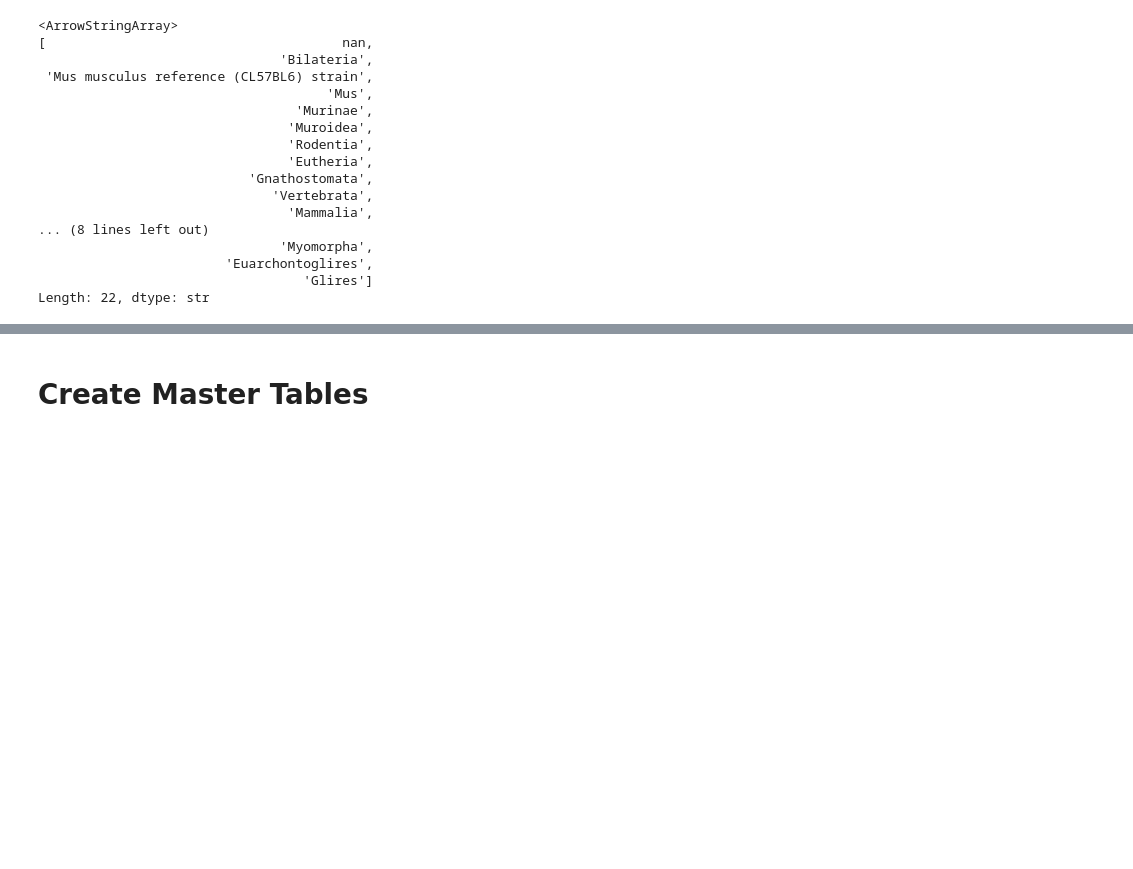
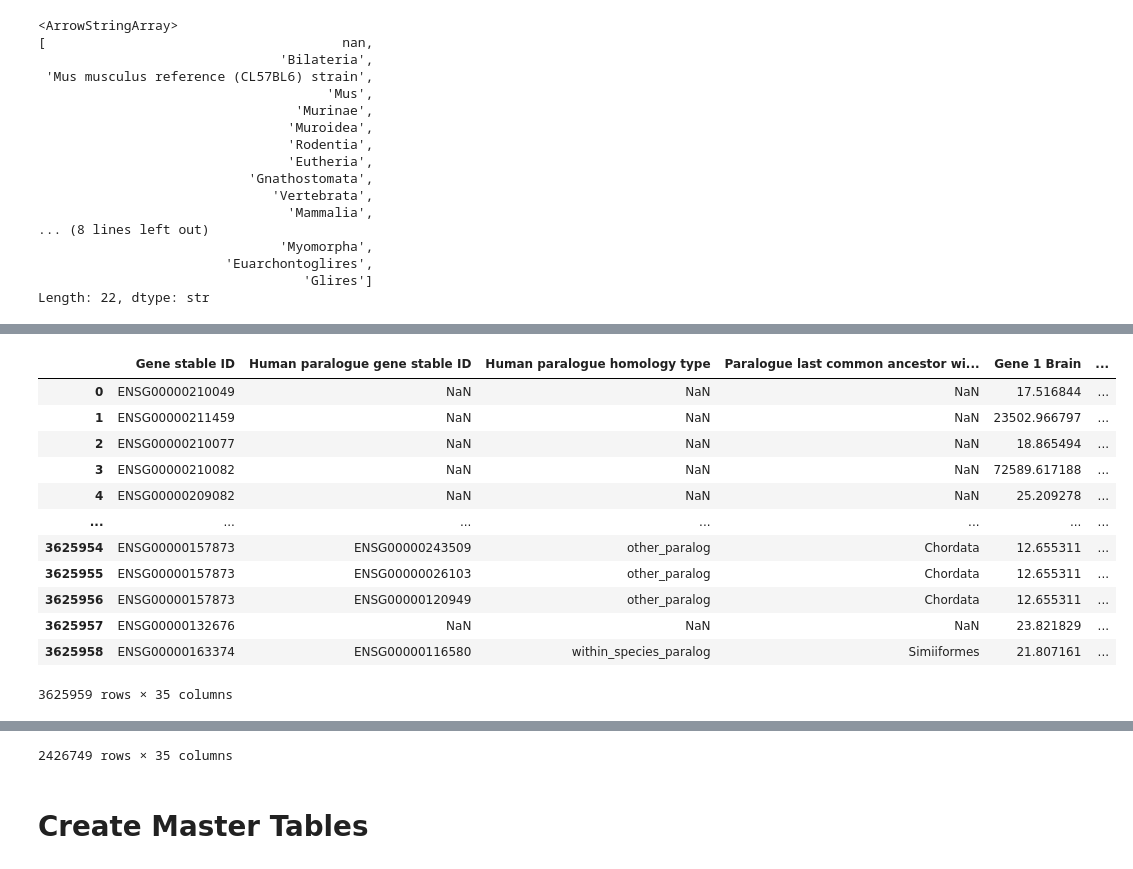
Before and after one commit to AndrewH72/Gene-Duplication, a Jupyter notebook: scripts/createMasterTables.ipynb, the cells around one changed output, grey strips where cells are left out. Cells and saved outputs as stored; diff of their text form; code cells hidden in the pictures; blank space fills up the shorter version.

```diff
--- a/scripts/createMasterTables.ipynb
+++ b/scripts/createMasterTables.ipynb
@@ -161,0 +183,18 @@ masterTableMouse["Paralogy Type"] = np.select(mouseParalogyConditions, paralogyC
+# %%
+humanParalogdNdS = pd.read_csv("/Users/andrewhsu/Projects/McNair/data/OmegaDnDs/paralogsHumanOmegaDnDs.txt", sep="\t", header=None)
+mouseParalogdNdS = pd.read_csv("/Users/andrewhsu/Projects/McNair/data/OmegaDnDs/paralogsMouseOmegaDnDs.txt", sep="\t", header=None)
+humanParalogProtID = pd.read_csv("/Users/andrewhsu/Projects/McNair/data/proteinIdentity/paralogsHumanProtId.txt", sep="\t", header=None)
+mouseParalogProtID = pd.read_csv("/Users/andrewhsu/Projects/McNair/data/proteinIdentity/paralogsMouseProtId.txt", sep="\t", header=None)
+
+humanParalogdNdS[["Gene 1", "Gene 2"]] = humanParalogdNdS.pop(0).str.split("__", expand=True)
+humanParalogdNdS = humanParalogdNdS.iloc[:, [3, 4, 0, 1, 2]]
+mouseParalogdNdS[["Gene 1", "Gene 2"]] = mouseParalogdNdS.pop(0).str.split("__", expand=True)
+mouseParalogdNdS = mouseParalogdNdS.iloc[:, [3, 4, 0, 1, 2]]
+
+humanParalogProtID[["Gene 1", "Gene 2"]] = humanParalogProtID.pop(0).str.split("__", expand=True)
+humanParalogProtID = humanParalogProtID.iloc[:, [1, 2, 0]]
+mouseParalogProtID[["Gene 1", "Gene 2"]] = mouseParalogProtID.pop(0).str.split("__", expand=True)
+mouseParalogProtID = mouseParalogProtID.iloc[:, [1, 2, 0]]
+
+display(humanParalogdNdS)
+display(mouseParalogProtID)
@@ -161,0 +228,41 @@ masterTableMouse["Paralogy Type"] = np.select(mouseParalogyConditions, paralogyC
+# %%
+masterTableHuman = masterTableHuman.merge(humanParalogdNdS, left_on=["Gene stable ID", "Human paralogue gene stable ID"], right_on=["Gene 1", "Gene 2"], how="left").drop(columns=["Gene 1", "Gene 2"]).rename(columns={1: "dN/dS", 2:"dN", 3:"dS"})
+masterTableHuman = masterTableHuman.merge(humanParalogdNdS, left_on=["Gene stable ID", "Human paralogue gene stable ID"], right_on=["Gene 2", "Gene 1"], how="left").drop(columns=["Gene 1", "Gene 2"]).rename(columns={1: "dN/dS 1", 2:"dN 1", 3:"dS 1"})
+masterTableHuman["dN/dS"] = masterTableHuman["dN/dS"].fillna(masterTableHuman["dN/dS 1"])
+masterTableHuman["dN"] = masterTableHuman["dN"].fillna(masterTableHuman["dN 1"])
+masterTableHuman["dS"] = masterTableHuman["dS"].fillna(masterTableHuman["dS 1"])
+masterTableHuman.drop(columns=["dN/dS 1", "dN 1", "dS 1"], inplace=True)
+
+masterTableMouse = masterTableMouse.merge(mouseParalogdNdS, left_on=["Gene stable ID", "Mouse paralogue gene stable ID"], right_on=["Gene 1", "Gene 2"], how="left").drop(columns=["Gene 1", "Gene 2"]).rename(columns={1: "dN/dS", 2:"dN", 3:"dS"})
+masterTableMouse = masterTableMouse.merge(mouseParalogdNdS, left_on=["Gene stable ID", "Mouse paralogue gene stable ID"], right_on=["Gene 2", "Gene 1"], how="left").drop(columns=["Gene 1", "Gene 2"]).rename(columns={1: "dN/dS 1", 2:"dN 1", 3:"dS 1"})
+masterTableMouse["dN/dS"] = masterTableMouse["dN/dS"].fillna(masterTableMouse["dN/dS 1"])
+masterTableMouse["dN"] = masterTableMouse["dN"].fillna(masterTableMouse["dN 1"])
+masterTableMouse["dS"] = masterTableMouse["dS"].fillna(masterTableMouse["dS 1"])
+masterTableMouse.drop(columns=["dN/dS 1", "dN 1", "dS 1"], inplace=True)
+
+masterTableHuman = masterTableHuman.merge(humanParalogProtID, left_on=["Gene stable ID", "Human paralogue gene stable ID"], right_on=["Gene 1", "Gene 2"], how="left").drop(columns=["Gene 1", "Gene 2"]).rename(columns={1: "% Protein Identity"})
+masterTableHuman = masterTableHuman.merge(humanParalogProtID, left_on=["Gene stable ID", "Human paralogue gene stable ID"], right_on=["Gene 2", "Gene 1"], how="left").drop(columns=["Gene 1", "Gene 2"]).rename(columns={1: "% Protein Identity 1"})
+masterTableHuman["% Protein Identity"] = masterTableHuman["% Protein Identity"].fillna(masterTableHuman["% Protein Identity 1"])
+masterTableHuman.drop(columns=["% Protein Identity 1"], inplace=True)
+
+masterTableMouse = masterTableMouse.merge(mouseParalogProtID, left_on=["Gene stable ID", "Mouse paralogue gene stable ID"], right_on=["Gene 1", "Gene 2"], how="left").drop(columns=["Gene 1", "Gene 2"]).rename(columns={1: "% Protein Identity"})
+masterTableMouse = masterTableMouse.merge(mouseParalogProtID, left_on=["Gene stable ID", "Mouse paralogue gene stable ID"], right_on=["Gene 2", "Gene 1"], how="left").drop(columns=["Gene 1", "Gene 2"]).rename(columns={1: "% Protein Identity 1"})
+masterTableMouse["% Protein Identity"] = masterTableMouse["% Protein Identity"].fillna(masterTableMouse["% Protein Identity 1"])
+masterTableMouse.drop(columns=["% Protein Identity 1"], inplace=True)
+
+display(masterTableHuman)
+display(masterTableMouse)
+# %% [output]
+|  | Gene stable ID | Human paralogue gene stable ID | Human paralogue homology type | Paralogue last common ancestor wi... | Gene 1 Brain | ... |
+| 0 | ENSG00000210049 | NaN | NaN | NaN | 17.516844 | ... |
+| 1 | ENSG00000211459 | NaN | NaN | NaN | 23502.966797 | ... |
+| 2 | ENSG00000210077 | NaN | NaN | NaN | 18.865494 | ... |
+| 3 | ENSG00000210082 | NaN | NaN | NaN | 72589.617188 | ... |
+| 4 | ENSG00000209082 | NaN | NaN | NaN | 25.209278 | ... |
+| ... | ... | ... | ... | ... | ... | ... |
+| 3625954 | ENSG00000157873 | ENSG00000243509 | other_paralog | Chordata | 12.655311 | ... |
+| 3625955 | ENSG00000157873 | ENSG00000026103 | other_paralog | Chordata | 12.655311 | ... |
+| 3625956 | ENSG00000157873 | ENSG00000120949 | other_paralog | Chordata | 12.655311 | ... |
+| 3625957 | ENSG00000132676 | NaN | NaN | NaN | 23.821829 | ... |
+| 3625958 | ENSG00000163374 | ENSG00000116580 | within_species_paralog | Simiiformes | 21.807161 | ... |
+3625959 rows × 35 columns
@@ -162,3 +281,4 @@ masterTableMouse["Paralogy Type"] = np.select(mouseParalogyConditions, paralogyC
+2426749 rows × 35 columns
 # %% [markdown]
 # Create Master Tables
 # %%
```
Also changed, not shown: parts of 7 cells of this notebook, 1 other file.
